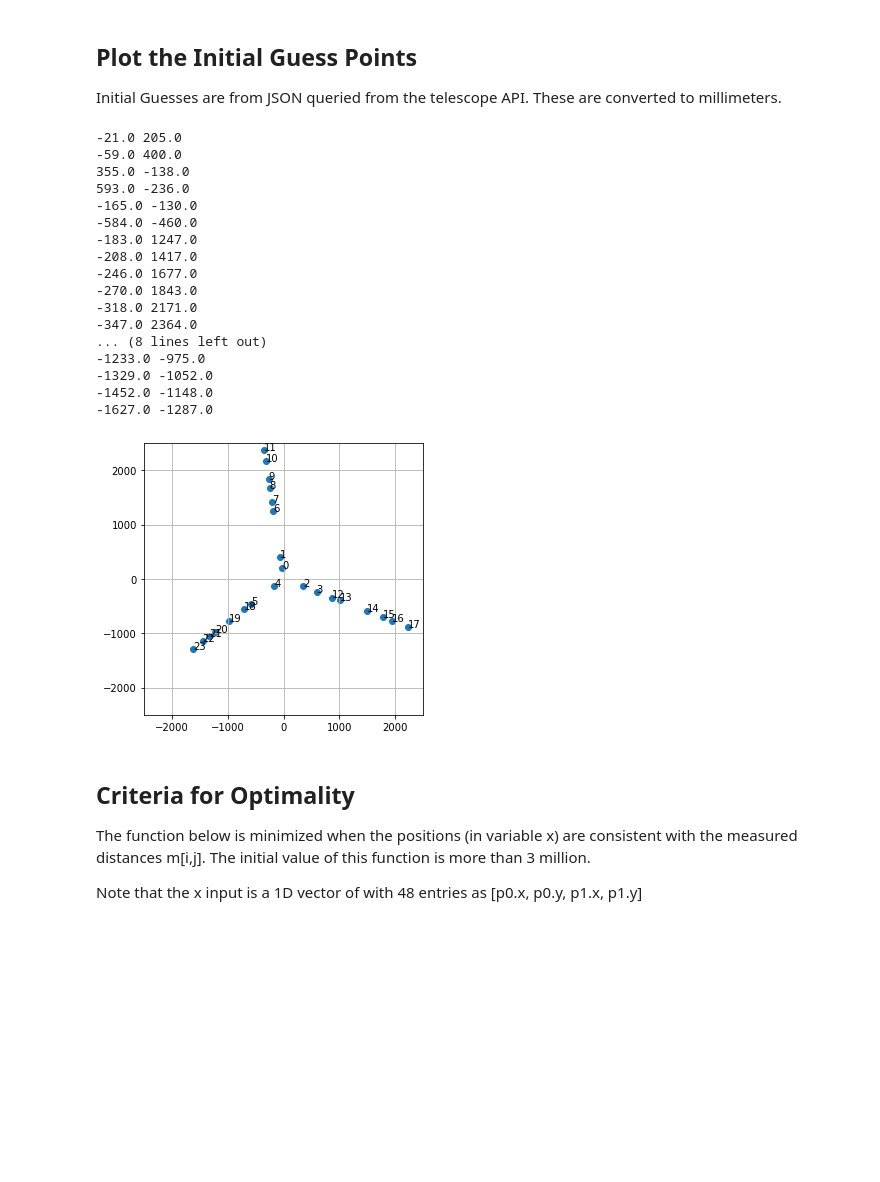
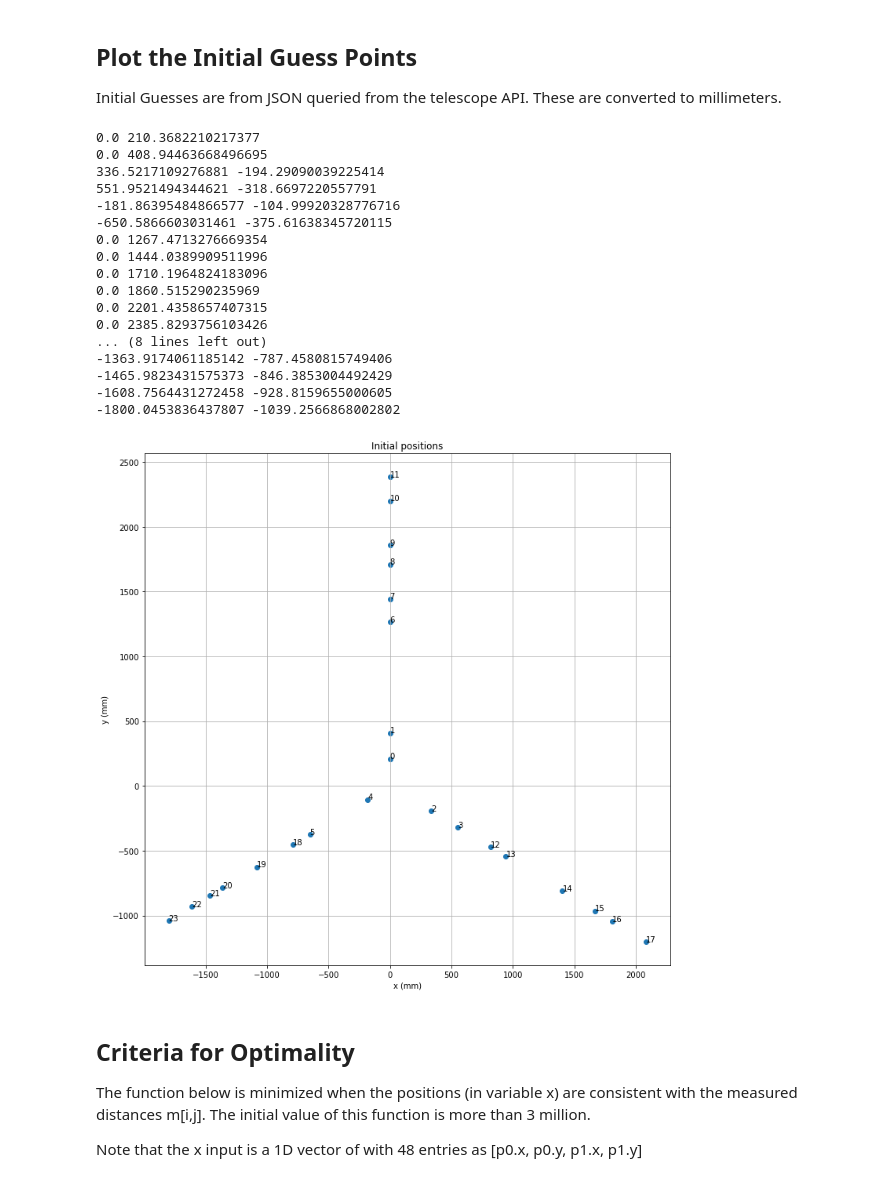
Before and after one commit to tmolteno/TART, a Jupyter notebook: doc/calibration/positions/three_arm_survey.ipynb, the cells around one changed output. Saved outputs shown, nothing was run; the diff lists cells and outputs as text; code cells hidden in the pictures; blank space fills up the shorter version.

Commit message:
Some data is here

```diff
--- a/doc/calibration/positions/three_arm_survey.ipynb
+++ b/doc/calibration/positions/three_arm_survey.ipynb
@@ -21,7 +21,7 @@ import pandas as pd
 
 #pd.read_excel('three_arm_measurements.ods', engine='odf')
 cols = [f"A {i}" for i in range(24)]
-data = pd.read_excel('tart_rhodes_measurements.ods', "Sheet1", usecols=cols)
+data = pd.read_excel('three_arm_measurements.ods', "Sheet1", usecols=cols)
 radius = data.loc[0]
 radius
 # %% [output]
@@ -79,0 +60,7 @@ array([[   0.,  198.,  509.,  756.,  365.,  872., 1054., 1226., 1489.,
+# %%
+for i in range(n_ant):
+    for j in range(n_ant):
+        if not np.isnan(m_ij[i,j]):
+            m_ij[j,i] = m_ij[i,j]
+
+m_ij
@@ -114,64 +119,68 @@ def get_data(path):
 def get_pos():
     return np.array(get_data('api/v1/imaging/antenna_positions'))
 
-with open('calibration_data.json', "r") as f:
-    data = f.read()
-cal_json = json.loads(data)
-
-current_pos = cal_json['ant_pos'] # get_pos()
+if False:
+    with open('calibration_data.json', "r") as f:
+        data = f.read()
+    cal_json = json.loads(data)
+    current_pos = cal_json['ant_pos'] # get_pos()
+else:
+    current_pos = get_pos()
 
 
 current_pos = np.array(current_pos)
 # %%
 def i_y(i):
     return 2*i+1
 
 def i_x(i):
     return 2*i
 
 
 initial_guess = np.zeros(2*n_ant)
 
 for i in range(n_ant):
     x,y = current_pos[i][0:2]*1000
     initial_guess[i_x(i)] = x
     initial_guess[i_y(i)] = y
 
     print(x,y)
 initial_guess
 
 pos_i = current_pos*1000
 import matplotlib.pyplot as plt
 
-fig, ax = plt.subplots(figsize=(5,5))
+fig, ax = plt.subplots(figsize=(12,12))
 
 ax.scatter(pos_i[:,0], pos_i[:,1])
 for i in range(0,pos_i.shape[0]):
     ax.text(pos_i[i,0], pos_i[i,1],f"{i}")
 
 ax.grid(True)
-ax.set_xlim(-2500,2500)
-ax.set_ylim(-2500,2500)
+ax.set_title('Initial positions')
+ax.set_xlabel('x (mm)')
+ax.set_ylabel('y (mm)')
+plt.savefig('initial_positions.png')
 plt.show()
 # %% [output]
--21.0 205.0
--59.0 400.0
-355.0 -138.0
-593.0 -236.0
--165.0 -130.0
--584.0 -460.0
--183.0 1247.0
--208.0 1417.0
--246.0 1677.0
--270.0 1843.0
--318.0 2171.0
--347.0 2364.0
+0.0 210.3682210217377
+0.0 408.94463668496695
+336.5217109276881 -194.29090039225414
+551.9521494344621 -318.6697220557791
+-181.86395484866577 -104.99920328776716
+-650.5866603031461 -375.61638345720115
+0.0 1267.4713276669354
+0.0 1444.0389909511996
+0.0 1710.1964824183096
+0.0 1860.515290235969
+0.0 2201.4358657407315
+0.0 2385.8293756103426
 ... (8 lines left out)
--1233.0 -975.0
--1329.0 -1052.0
--1452.0 -1148.0
--1627.0 -1287.0
+-1363.9174061185142 -787.4580815749406
+-1465.9823431575373 -846.3853004492429
+-1608.7564431272458 -928.8159655000605
+-1800.0453836437807 -1039.2566868002802
-[figure, old version]
+[figure, new version]
 # %% [markdown]
 ## Criteria for Optimality
 
```
Also changed, not shown: parts of 12 cells of this notebook, 1 other file.
